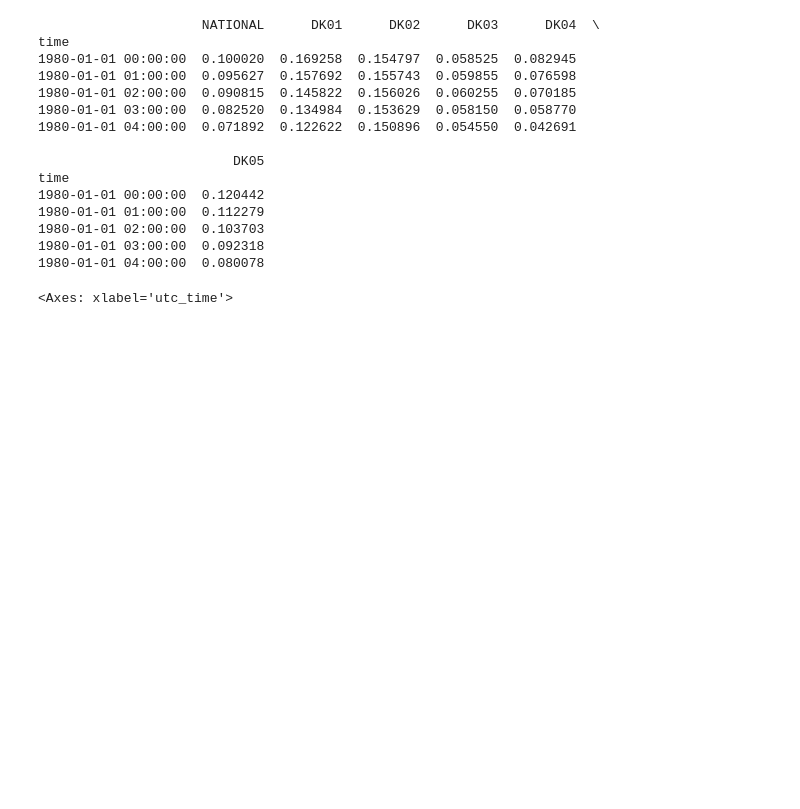
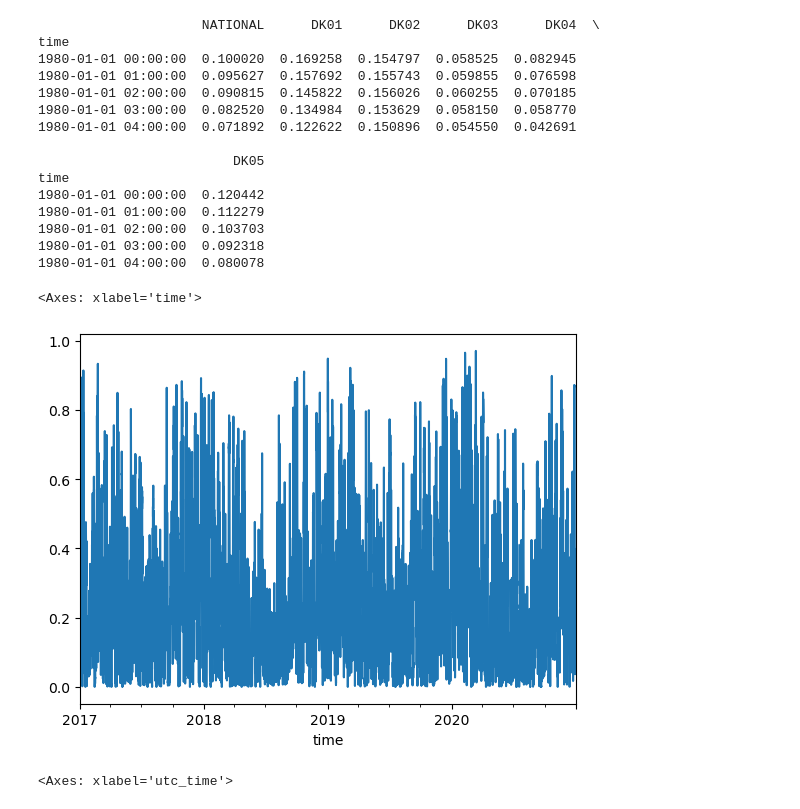
Before and after one commit to pulio12/Msc_Thesis_Greenlab_Skive, a Jupyter notebook: Test_File3.ipynb, the cells around one changed output. Saved outputs shown, nothing was run; the diff lists cells and outputs as text; code cells hidden in the pictures; blank space fills up the shorter version.

```diff
--- a/Test_File3.ipynb
+++ b/Test_File3.ipynb
@@ -246,6 +256,11 @@ time
 1980-01-01 02:00:00  0.103703
 1980-01-01 03:00:00  0.092318
 1980-01-01 04:00:00  0.080078
+# %%
+OnshoreWind_Data["DK01"]["2017-01-01":"2020-12-31"].plot()
+# %% [output]
+<Axes: xlabel='time'>
+[figure, added]
 # %%
 # Comparison between Wind data Source
 OnshoreWind_Data["DK01"]["2017-01-01":"2017-12-31"].plot()
```
Also changed, not shown: parts of 40 cells of this notebook.
